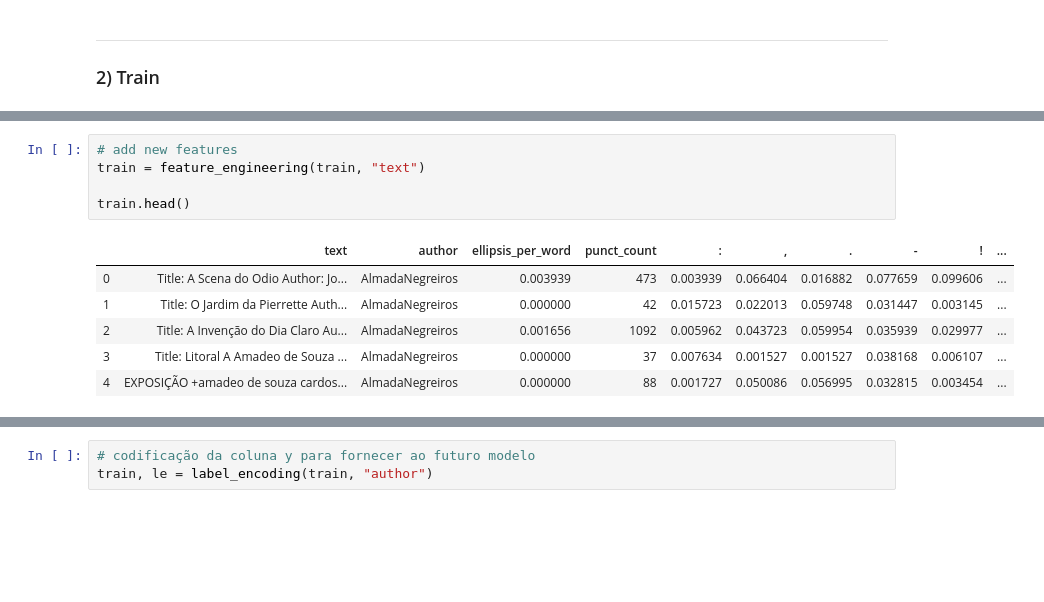
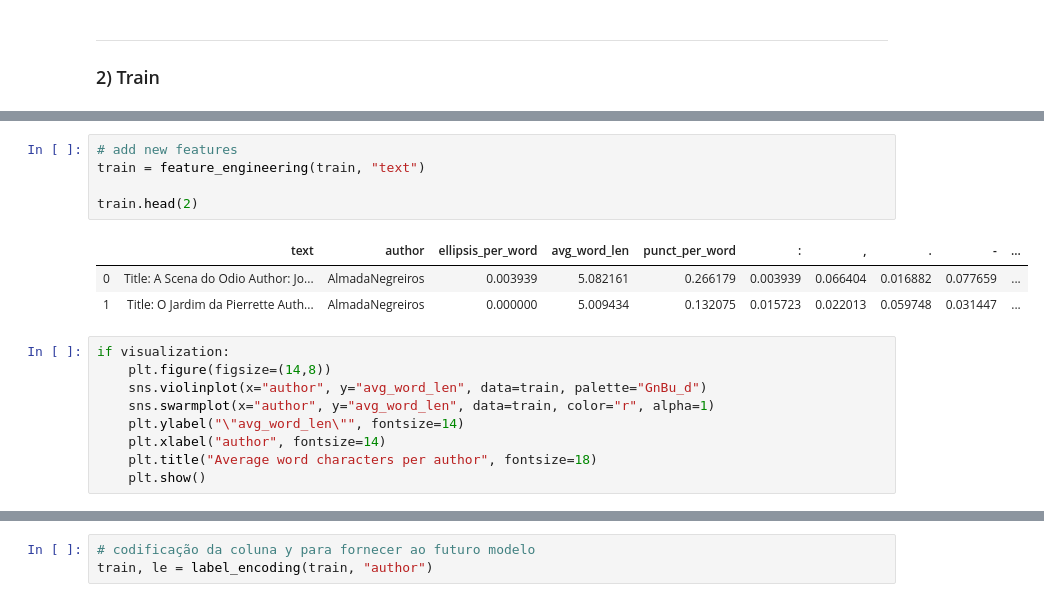
Before and after one commit to pedromlsreis/Bag_of_Authors, a Jupyter notebook: corpora_preprocessing.ipynb, the cells around one changed output, grey strips where cells are left out. Saved outputs shown, nothing was run; the diff lists cells and outputs as text; blank space fills up the shorter version.

```diff
--- a/corpora_preprocessing.ipynb
+++ b/corpora_preprocessing.ipynb
@@ -78,12 +91,18 @@ train.head()
 # %%
 # add new features
 train = feature_engineering(train, "text")
 
-train.head()
+train.head(2)
 # %% [output]
-|  | text | author | ellipsis_per_word | punct_count | : | , | . | - | ! | ... |
-| 0 | Title: A Scena do Odio Author: Jo... | AlmadaNegreiros | 0.003939 | 473 | 0.003939 | 0.066404 | 0.016882 | 0.077659 | 0.099606 | ... |
-| 1 | Title: O Jardim da Pierrette Auth... | AlmadaNegreiros | 0.000000 | 42 | 0.015723 | 0.022013 | 0.059748 | 0.031447 | 0.003145 | ... |
-| 2 | Title: A Invenção do Dia Claro Au... | AlmadaNegreiros | 0.001656 | 1092 | 0.005962 | 0.043723 | 0.059954 | 0.035939 | 0.029977 | ... |
-| 3 | Title: Litoral A Amadeo de Souza ... | AlmadaNegreiros | 0.000000 | 37 | 0.007634 | 0.001527 | 0.001527 | 0.038168 | 0.006107 | ... |
-| 4 | EXPOSIÇÃO +amadeo de souza cardos... | AlmadaNegreiros | 0.000000 | 88 | 0.001727 | 0.050086 | 0.056995 | 0.032815 | 0.003454 | ... |
+|  | text | author | ellipsis_per_word | avg_word_len | punct_per_word | : | , | . | - | ... |
+| 0 | Title: A Scena do Odio Author: Jo... | AlmadaNegreiros | 0.003939 | 5.082161 | 0.266179 | 0.003939 | 0.066404 | 0.016882 | 0.077659 | ... |
+| 1 | Title: O Jardim da Pierrette Auth... | AlmadaNegreiros | 0.000000 | 5.009434 | 0.132075 | 0.015723 | 0.022013 | 0.059748 | 0.031447 | ... |
+# %%
+if visualization:
+    plt.figure(figsize=(14,8))
+    sns.violinplot(x="author", y="avg_word_len", data=train, palette="GnBu_d")
+    sns.swarmplot(x="author", y="avg_word_len", data=train, color="r", alpha=1)
+    plt.ylabel("\"avg_word_len\"", fontsize=14)
+    plt.xlabel("author", fontsize=14)
+    plt.title("Average word characters per author", fontsize=18)
+    plt.show()
```
Also changed, not shown: parts of 19 cells of this notebook, 1 other file.
